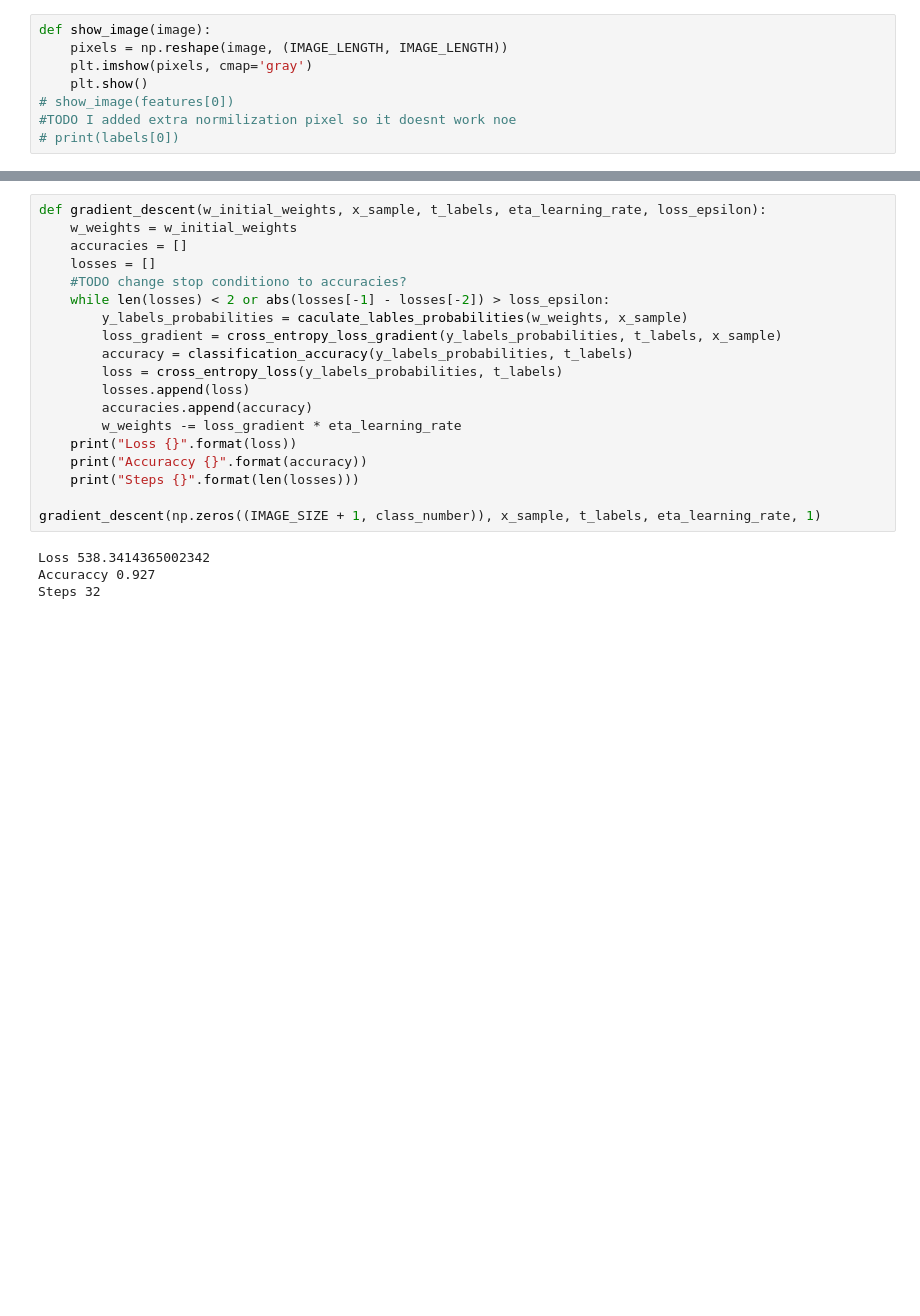
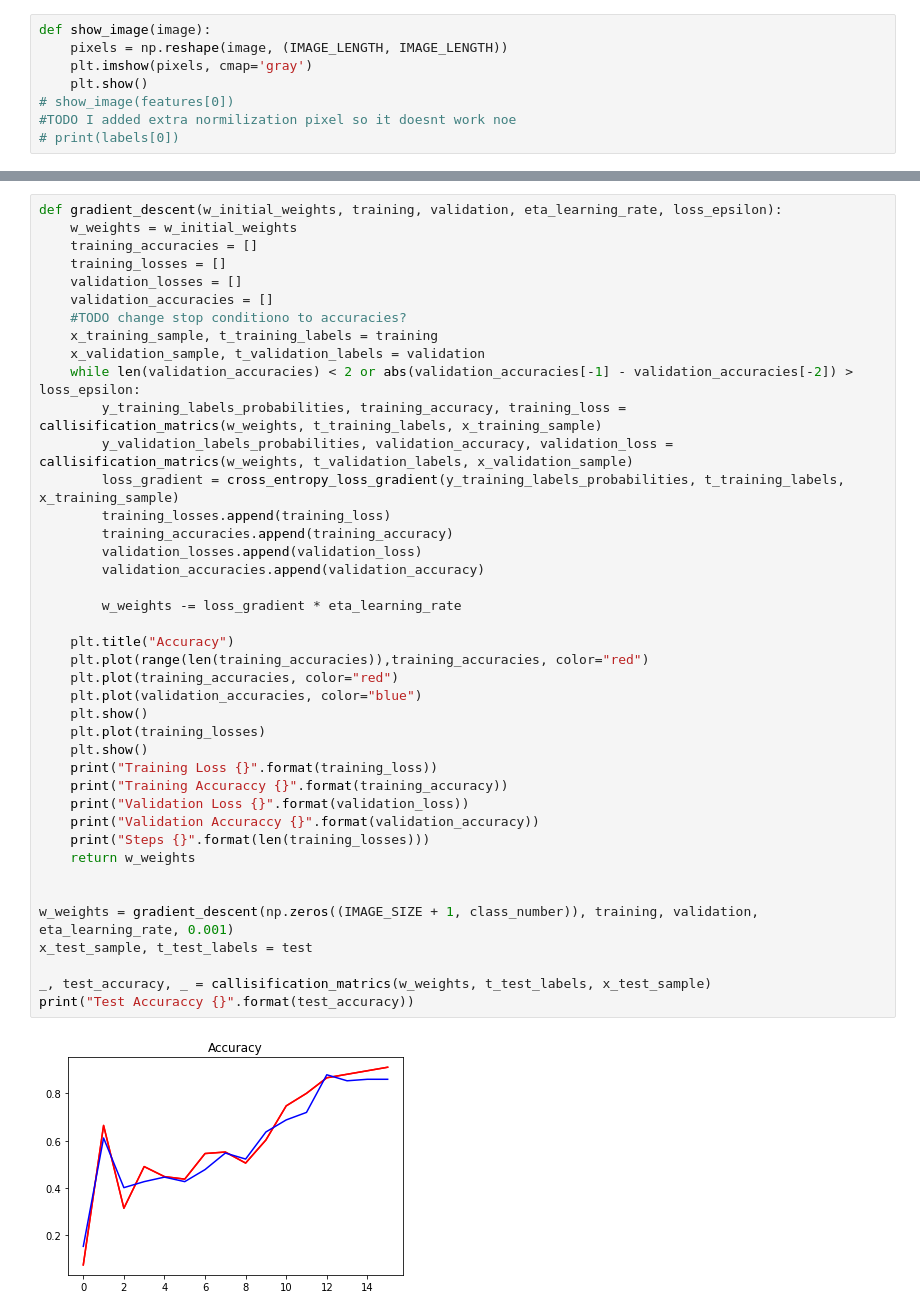
Before and after one commit to TamirCohen/MnistLogisticClassifier, a Jupyter notebook: logistic_classifier/logistic_classifier.ipynb, the cells around one changed output, grey strips where cells are left out. Drawn from its saved outputs; the diff is of its cells as text; blank space fills up the shorter version.

Commit message:
Gradient descent classificatoin now works

```diff
--- a/logistic_classifier/logistic_classifier.ipynb
+++ b/logistic_classifier/logistic_classifier.ipynb
@@ -71,24 +96,44 @@ INITIAL_LEARNING_RATE = 0.0000002
 eta_learning_rate = INITIAL_LEARNING_RATE
-# %%
-def gradient_descent(w_initial_weights, x_sample, t_labels, eta_learning_rate, loss_epsilon):
-    w_weights = w_initial_weights
-    accuracies = []
-    losses = []
-    #TODO change stop conditiono to accuracies?
-    while len(losses) < 2 or abs(losses[-1] - losses[-2]) > loss_epsilon:
-        y_labels_probabilities = caculate_lables_probabilities(w_weights, x_sample)
-        loss_gradient = cross_entropy_loss_gradient(y_labels_probabilities, t_labels, x_sample)
-        accuracy = classification_accuracy(y_labels_probabilities, t_labels)
-        loss = cross_entropy_loss(y_labels_probabilities, t_labels)
-        losses.append(loss)
-        accuracies.append(accuracy)
-        w_weights -= loss_gradient * eta_learning_rate
-    print("Loss {}".format(loss))
-    print("Accuraccy {}".format(accuracy))
-    print("Steps {}".format(len(losses)))
-
-gradient_descent(np.zeros((IMAGE_SIZE + 1, class_number)), x_sample, t_labels, eta_learning_rate, 1)
-# %% [output]
-Loss 538.3414365002342
-Accuraccy 0.927
-Steps 32
+# %%
+def gradient_descent(w_initial_weights, training, validation, eta_learning_rate, loss_epsilon):
+    w_weights = w_initial_weights
+    training_accuracies = []
+    training_losses = []
+    validation_losses = []
+    validation_accuracies = []
+    #TODO change stop conditiono to accuracies?
+    x_training_sample, t_training_labels = training
+    x_validation_sample, t_validation_labels = validation
+    while len(validation_accuracies) < 2 or abs(validation_accuracies[-1] - validation_accuracies[-2]) > loss_epsilon:
+        y_training_labels_probabilities, training_accuracy, training_loss = callisification_matrics(w_weights, t_training_labels, x_training_sample)
+        y_validation_labels_probabilities, validation_accuracy, validation_loss = callisification_matrics(w_weights, t_validation_labels, x_validation_sample)
+        loss_gradient = cross_entropy_loss_gradient(y_training_labels_probabilities, t_training_labels, x_training_sample)
+        training_losses.append(training_loss)
+        training_accuracies.append(training_accuracy)
+        validation_losses.append(validation_loss)
+        validation_accuracies.append(validation_accuracy)
+
+        w_weights -= loss_gradient * eta_learning_rate
+
+    plt.title("Accuracy")
+    plt.plot(range(len(training_accuracies)),training_accuracies, color="red")
+    plt.plot(training_accuracies, color="red")
+    plt.plot(validation_accuracies, color="blue")
+    plt.show()
+    plt.plot(training_losses)
+    plt.show()
+    print("Training Loss {}".format(training_loss))
+    print("Training Accuraccy {}".format(training_accuracy))
+    print("Validation Loss {}".format(validation_loss))
+    print("Validation Accuraccy {}".format(validation_accuracy))
+    print("Steps {}".format(len(training_losses)))
+    return w_weights
+
+
+w_weights = gradient_descent(np.zeros((IMAGE_SIZE + 1, class_number)), training, validation, eta_learning_rate, 0.001)
+x_test_sample, t_test_labels = test
+
+_, test_accuracy, _ = callisification_matrics(w_weights, t_test_labels, x_test_sample)
+print("Test Accuraccy {}".format(test_accuracy))
+# %% [output]
+[figure, added]
```
Also changed, not shown: parts of 4 cells of this notebook.
